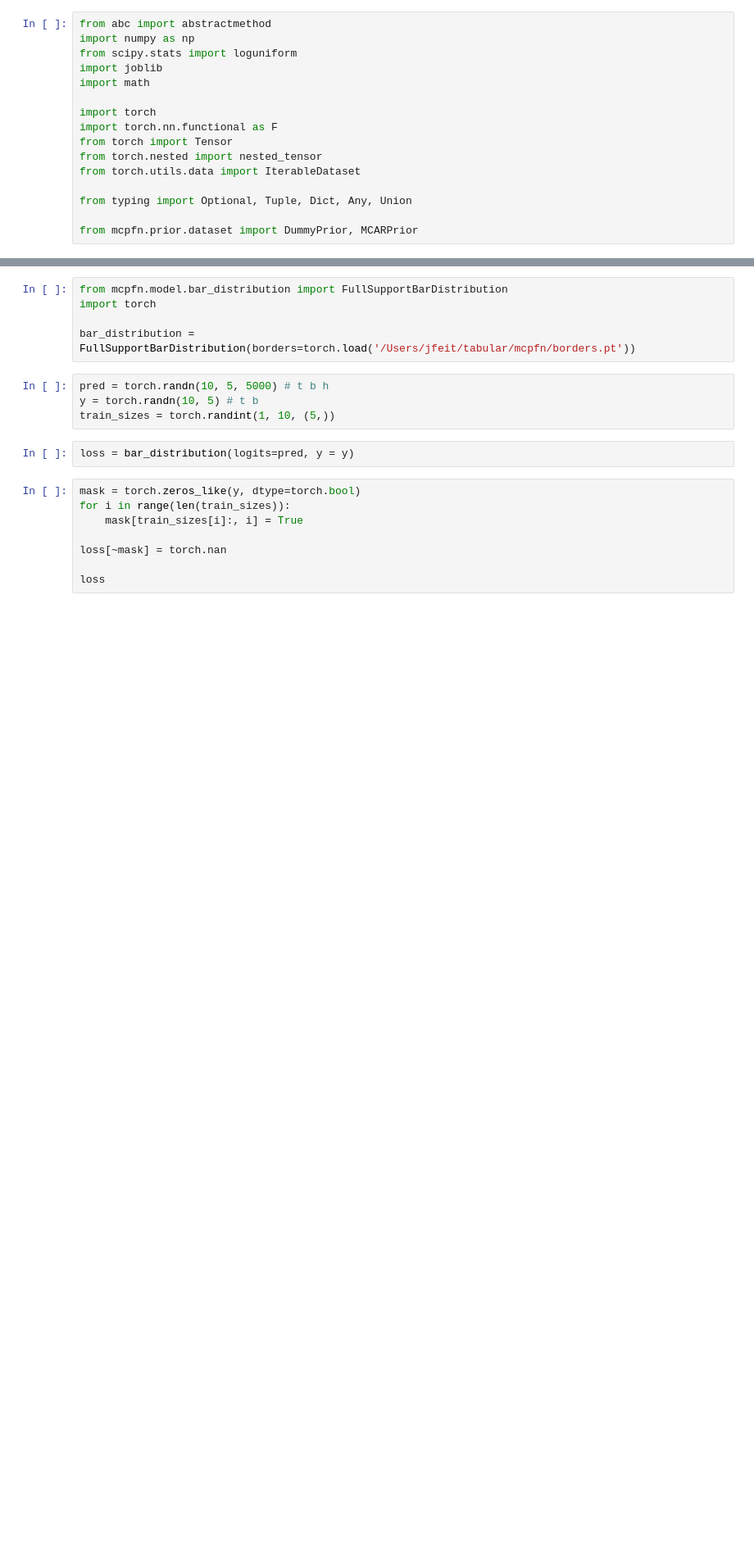
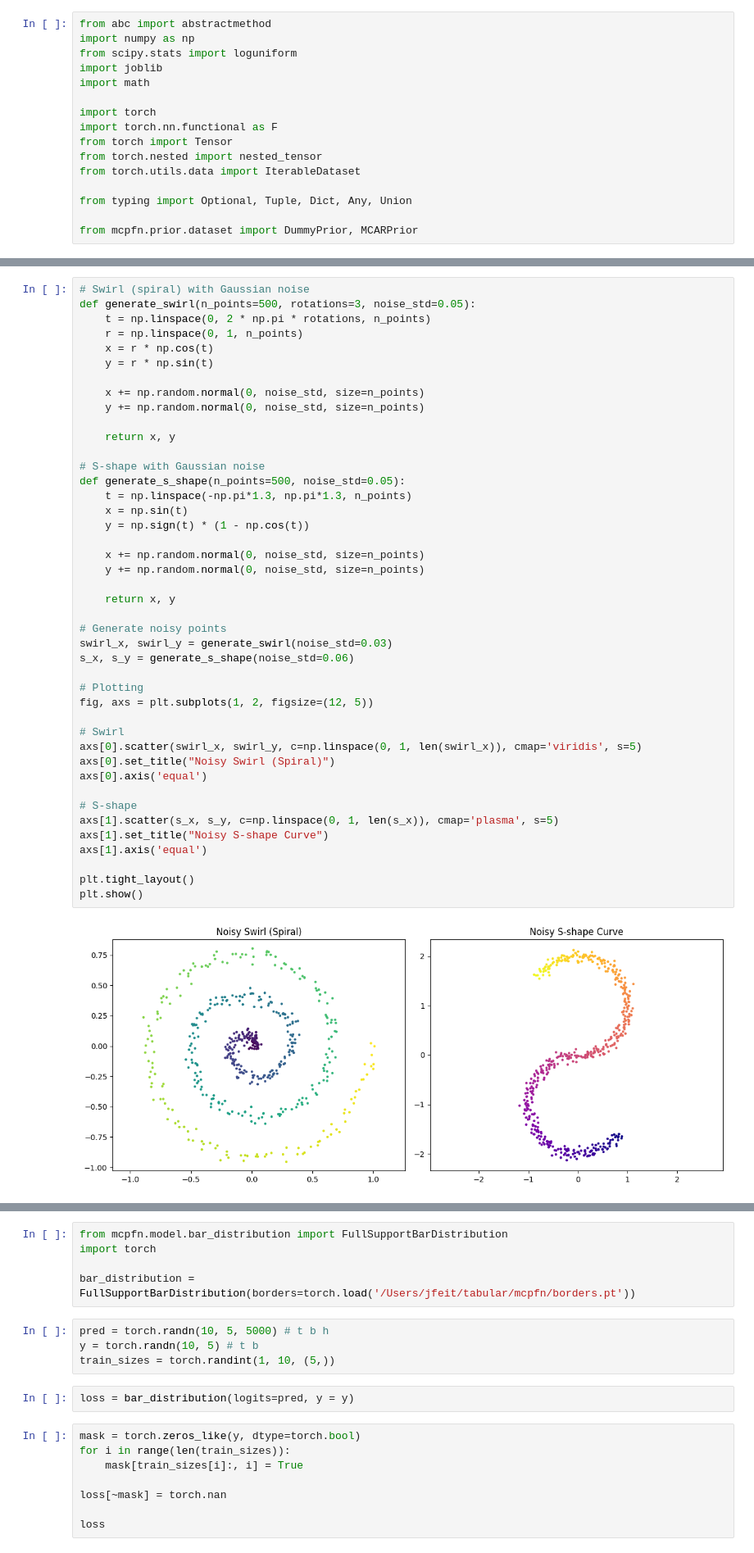
Before and after one commit to jacobf18/tabular, a Jupyter notebook: mcpfn/tests.ipynb, the cells around one changed output, grey strips where cells are left out. Shown: that part at 82% size. Saved outputs shown, nothing was run; the diff lists cells and outputs as text; blank space fills up the shorter version.

```diff
--- a/mcpfn/tests.ipynb
+++ b/mcpfn/tests.ipynb
@@ -16,0 +57,45 @@ from mcpfn.prior.dataset import DummyPrior, MCARPrior
+# %%
+# Swirl (spiral) with Gaussian noise
+def generate_swirl(n_points=500, rotations=3, noise_std=0.05):
+    t = np.linspace(0, 2 * np.pi * rotations, n_points)
+    r = np.linspace(0, 1, n_points)
+    x = r * np.cos(t)
+    y = r * np.sin(t)
+
+    x += np.random.normal(0, noise_std, size=n_points)
+    y += np.random.normal(0, noise_std, size=n_points)
+
+    return x, y
+
+# S-shape with Gaussian noise
+def generate_s_shape(n_points=500, noise_std=0.05):
+    t = np.linspace(-np.pi*1.3, np.pi*1.3, n_points)
+    x = np.sin(t)
+    y = np.sign(t) * (1 - np.cos(t))
+
+    x += np.random.normal(0, noise_std, size=n_points)
+    y += np.random.normal(0, noise_std, size=n_points)
+
+    return x, y
+
+# Generate noisy points
+swirl_x, swirl_y = generate_swirl(noise_std=0.03)
+s_x, s_y = generate_s_shape(noise_std=0.06)
+
+# Plotting
+fig, axs = plt.subplots(1, 2, figsize=(12, 5))
+
+# Swirl
+axs[0].scatter(swirl_x, swirl_y, c=np.linspace(0, 1, len(swirl_x)), cmap='viridis', s=5)
+axs[0].set_title("Noisy Swirl (Spiral)")
+axs[0].axis('equal')
+
+# S-shape
+axs[1].scatter(s_x, s_y, c=np.linspace(0, 1, len(s_x)), cmap='plasma', s=5)
+axs[1].set_title("Noisy S-shape Curve")
+axs[1].axis('equal')
+
+plt.tight_layout()
+plt.show()
+# %% [output]
+[figure, added]
```
Also changed, not shown: parts of 8 cells of this notebook, 6 other files.
